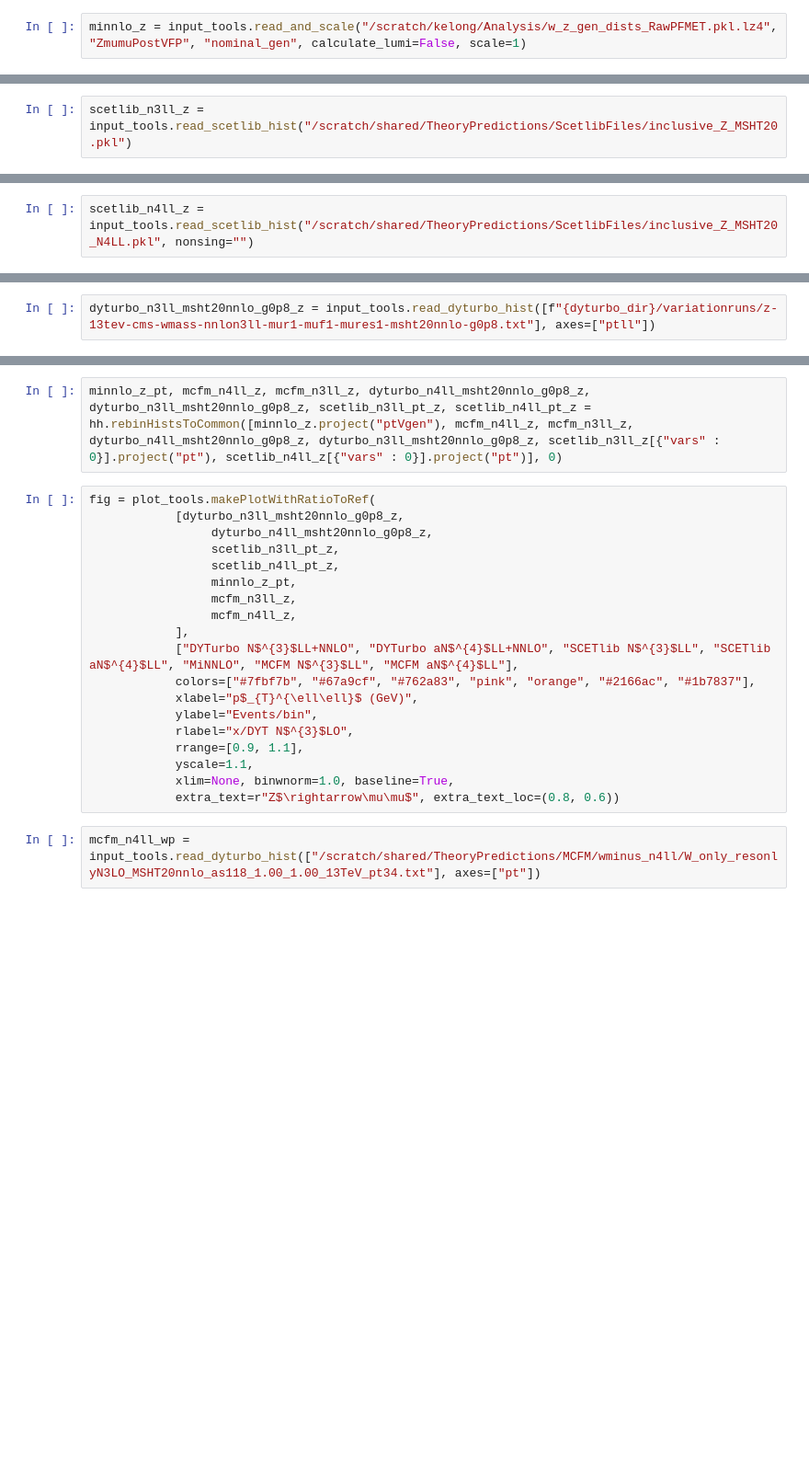
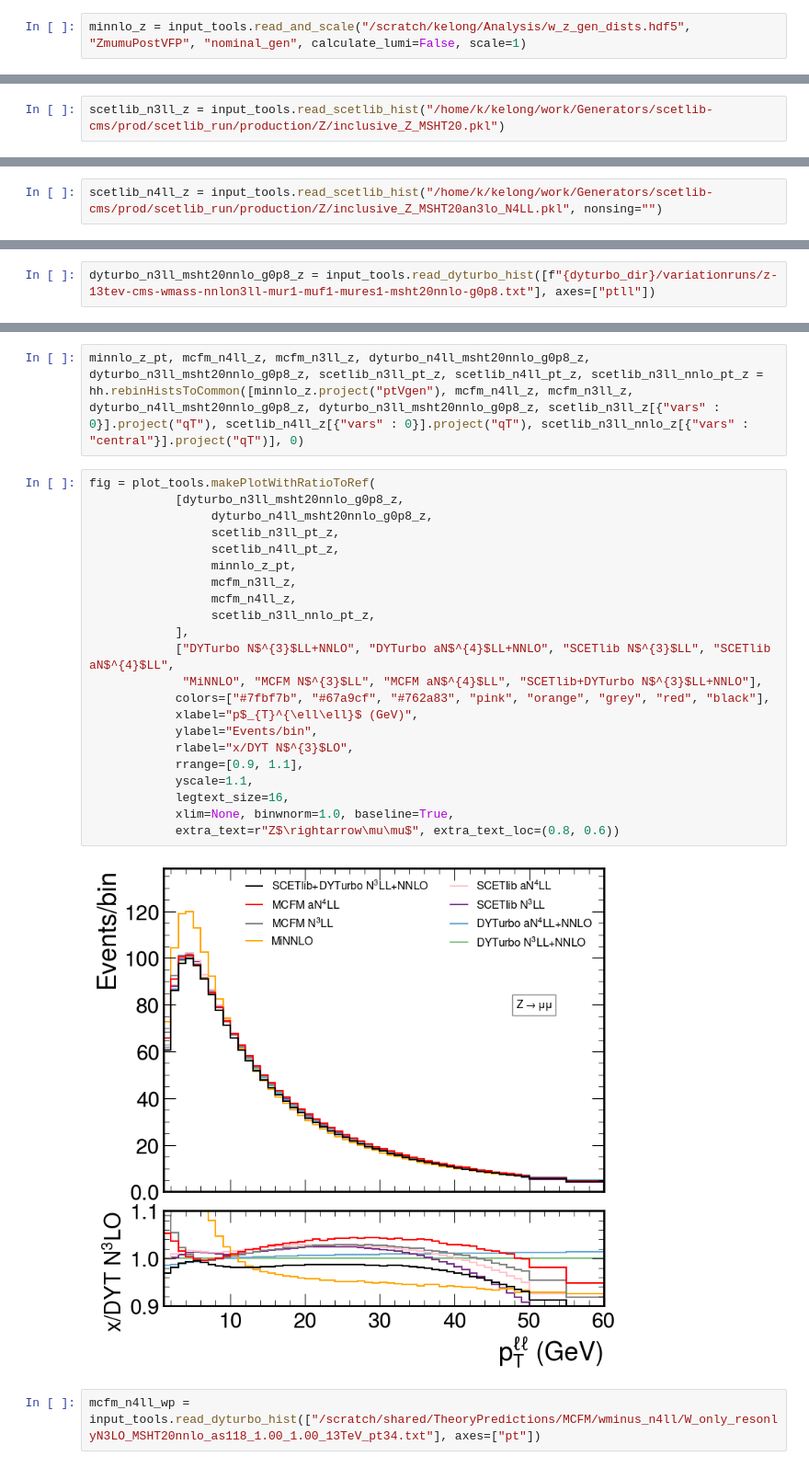
Before and after one commit to bendavid/WRemnants, a Jupyter notebook: notebooks/N4LLCompare.ipynb, the cells around one changed output, grey strips where cells are left out. Shown at 92% size. Drawn from its saved outputs; the diff is of its cells as text; blank space fills up the shorter version.

```diff
--- a/notebooks/N4LLCompare.ipynb
+++ b/notebooks/N4LLCompare.ipynb
@@ -15,5 +25,5 @@ minnlo_wp = input_tools.read_and_scale("/scratch/kelong/Analysis/w_z_gen_dists_R
 # %%
-minnlo_z = input_tools.read_and_scale("/scratch/kelong/Analysis/w_z_gen_dists_RawPFMET.pkl.lz4", "ZmumuPostVFP", "nominal_gen", calculate_lumi=False, scale=1)
+minnlo_z = input_tools.read_and_scale("/scratch/kelong/Analysis/w_z_gen_dists.hdf5", "ZmumuPostVFP", "nominal_gen", calculate_lumi=False, scale=1)
 # %%
 dyturbo_dir = "/scratch/shared/TheoryPredictions/DYTurbo"
 # %%
@@ -52,4 +64,4 @@ mcfm_n4ll_z = input_tools.read_dyturbo_hist(["/scratch/shared/TheoryPredictions/
 # %%
 mcfm_n3ll_z = input_tools.read_dyturbo_hist(["/scratch/shared/TheoryPredictions/MCFM/z_n3ll/Z_only_resonlyNNLO_MSHT20nnlo_as118_1.00_1.00_13TeV_pt34.txt"], axes=["pt"])
 # %%
-scetlib_n3ll_z = input_tools.read_scetlib_hist("/scratch/shared/TheoryPredictions/ScetlibFiles/inclusive_Z_MSHT20.pkl")
+scetlib_n3ll_z = input_tools.read_scetlib_hist("/home/k/kelong/work/Generators/scetlib-cms/prod/scetlib_run/production/Z/inclusive_Z_MSHT20.pkl")
@@ -56,2 +73,2 @@ scetlib_n3ll_z = input_tools.read_scetlib_hist("/scratch/shared/TheoryPrediction
 # %%
-scetlib_n4ll_z = input_tools.read_scetlib_hist("/scratch/shared/TheoryPredictions/ScetlibFiles/inclusive_Z_MSHT20_N4LL.pkl", nonsing="")
+scetlib_n4ll_z = input_tools.read_scetlib_hist("/home/k/kelong/work/Generators/scetlib-cms/prod/scetlib_run/production/Z/inclusive_Z_MSHT20an3lo_N4LL.pkl", nonsing="")
@@ -64,24 +85,29 @@ dyturbo_n4ll_msht20nnlo_g0p8_z.values().shape
 # %%
-minnlo_z_pt, mcfm_n4ll_z, mcfm_n3ll_z, dyturbo_n4ll_msht20nnlo_g0p8_z, dyturbo_n3ll_msht20nnlo_g0p8_z, scetlib_n3ll_pt_z, scetlib_n4ll_pt_z = hh.rebinHistsToCommon([minnlo_z.project("ptVgen"), mcfm_n4ll_z, mcfm_n3ll_z, dyturbo_n4ll_msht20nnlo_g0p8_z, dyturbo_n3ll_msht20nnlo_g0p8_z, scetlib_n3ll_z[{"vars" : 0}].project("pt"), scetlib_n4ll_z[{"vars" : 0}].project("pt")], 0)
+minnlo_z_pt, mcfm_n4ll_z, mcfm_n3ll_z, dyturbo_n4ll_msht20nnlo_g0p8_z, dyturbo_n3ll_msht20nnlo_g0p8_z, scetlib_n3ll_pt_z, scetlib_n4ll_pt_z, scetlib_n3ll_nnlo_pt_z = hh.rebinHistsToCommon([minnlo_z.project("ptVgen"), mcfm_n4ll_z, mcfm_n3ll_z, dyturbo_n4ll_msht20nnlo_g0p8_z, dyturbo_n3ll_msht20nnlo_g0p8_z, scetlib_n3ll_z[{"vars" : 0}].project("qT"), scetlib_n4ll_z[{"vars" : 0}].project("qT"), scetlib_n3ll_nnlo_z[{"vars" : "central"}].project("qT")], 0)
 # %%
 fig = plot_tools.makePlotWithRatioToRef(
             [dyturbo_n3ll_msht20nnlo_g0p8_z,
                  dyturbo_n4ll_msht20nnlo_g0p8_z,
                  scetlib_n3ll_pt_z,
                  scetlib_n4ll_pt_z,
                  minnlo_z_pt,
                  mcfm_n3ll_z,
                  mcfm_n4ll_z,
+                 scetlib_n3ll_nnlo_pt_z,
             ],
-            ["DYTurbo N$^{3}$LL+NNLO", "DYTurbo aN$^{4}$LL+NNLO", "SCETlib N$^{3}$LL", "SCETlib aN$^{4}$LL", "MiNNLO", "MCFM N$^{3}$LL", "MCFM aN$^{4}$LL"],
-            colors=["#7fbf7b", "#67a9cf", "#762a83", "pink", "orange", "#2166ac", "#1b7837"],
+            ["DYTurbo N$^{3}$LL+NNLO", "DYTurbo aN$^{4}$LL+NNLO", "SCETlib N$^{3}$LL", "SCETlib aN$^{4}$LL",
+             "MiNNLO", "MCFM N$^{3}$LL", "MCFM aN$^{4}$LL", "SCETlib+DYTurbo N$^{3}$LL+NNLO"],
+            colors=["#7fbf7b", "#67a9cf", "#762a83", "pink", "orange", "grey", "red", "black"],
             xlabel="p$_{T}^{\ell\ell}$ (GeV)",
             ylabel="Events/bin",
             rlabel="x/DYT N$^{3}$LO",
             rrange=[0.9, 1.1],
             yscale=1.1,
+            legtext_size=16,
             xlim=None, binwnorm=1.0, baseline=True,
             extra_text=r"Z$\rightarrow\mu\mu$", extra_text_loc=(0.8, 0.6))
+# %% [output]
+[figure, added]
 # %%
 mcfm_n4ll_wp = input_tools.read_dyturbo_hist(["/scratch/shared/TheoryPredictions/MCFM/wminus_n4ll/W_only_resonlyN3LO_MSHT20nnlo_as118_1.00_1.00_13TeV_pt34.txt"], axes=["pt"])
 # %%
```
Also changed, not shown: parts of 47 cells of this notebook, 8 other files.
